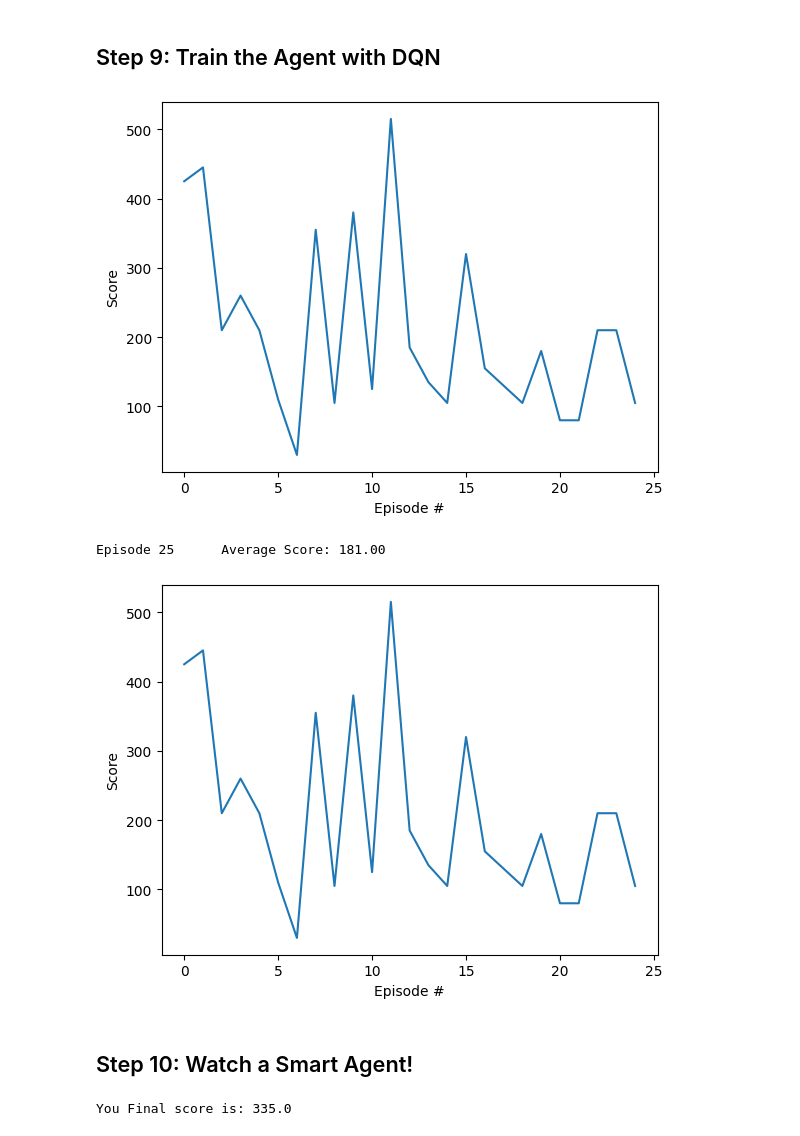
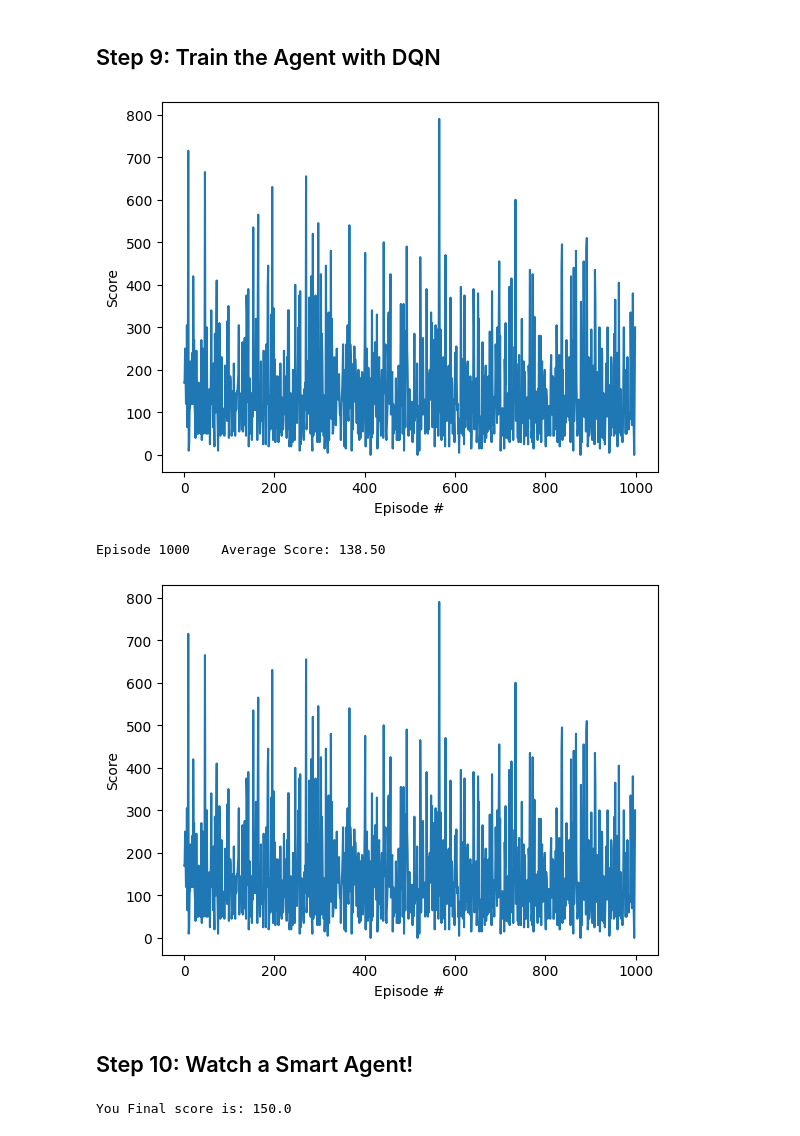
Before and after one commit to AtikshB/DINK-CS4756-Final, a Jupyter notebook: expert/space_invader_ppo.ipynb, the cells around one changed output. Cells and saved outputs as stored; diff of their text form; code cells hidden in the pictures.

```diff
--- a/expert/space_invader_ppo.ipynb
+++ b/expert/space_invader_ppo.ipynb
@@ -22,7 +22,7 @@ from stack_frame import preprocess_frame, stack_frames
 
 Initialize the environment in the code cell below.
 # %%
-env = gym.make('SpaceInvaders-v0')
+env = gym.make('SpaceInvaders-v0', repeat_action_probability=0.00, frameskip=30)
 env.seed(0)
 # %% [output]
 A.L.E: Arcade Learning Environment (version 0.7.5+db37282)
@@ -82,13 +82,13 @@ INPUT_SHAPE = (4, 84, 84)
 ACTION_SIZE = env.action_space.n
 SEED = 0
 GAMMA = 0.99           # discount factor
-ALPHA= 0.0001          # Actor learning rate
-BETA = 0.0001          # Critic learning rate
+ALPHA= 0.00001         # Actor learning rate
+BETA = 0.00001          # Critic learning rate
 TAU = 0.95
-BATCH_SIZE = 32
-PPO_EPOCH = 5
+BATCH_SIZE = 64
+PPO_EPOCH = 10
 CLIP_PARAM = 0.2
-UPDATE_EVERY = 1000     # how often to update the network
+UPDATE_EVERY = 1000    # how often to update the network
 
 
 agent = PPOAgent(INPUT_SHAPE, ACTION_SIZE, SEED, device, GAMMA, ALPHA, BETA, TAU, UPDATE_EVERY, BATCH_SIZE, PPO_EPOCH, CLIP_PARAM, ActorCnn(INPUT_SHAPE, ACTION_SIZE), CriticCnn(INPUT_SHAPE))
@@ -149,10 +149,10 @@ def train(n_episodes=1000):
 
     return scores
 # %%
-scores = train(25)
+scores = train(1000)
 # %% [output]
-[figure, old version]
+[figure, new version]
-Episode 25      Average Score: 181.00
+Episode 1000    Average Score: 138.50
 # %%
 fig = plt.figure()
 ax = fig.add_subplot(111)
@@ -161,10 +161,11 @@ plt.ylabel('Score')
 plt.xlabel('Episode #')
 plt.show()
 # %% [output]
-[figure, old version]
+[figure, new version]
 # %% [markdown]
 ## Step 10: Watch a Smart Agent!
 # %%
+agent.load_model("../models/expert_actor.pth", device=device)
 score = 0
 state = stack_frames(None, env.reset(), True, gray=False)
 while True:
@@ -177,4 +178,4 @@ while True:
         break
 env.close()
 # %% [output]
-You Final score is: 335.0
+You Final score is: 150.0
```
Also changed, not shown: parts of 2 cells of this notebook, 4 other files.
